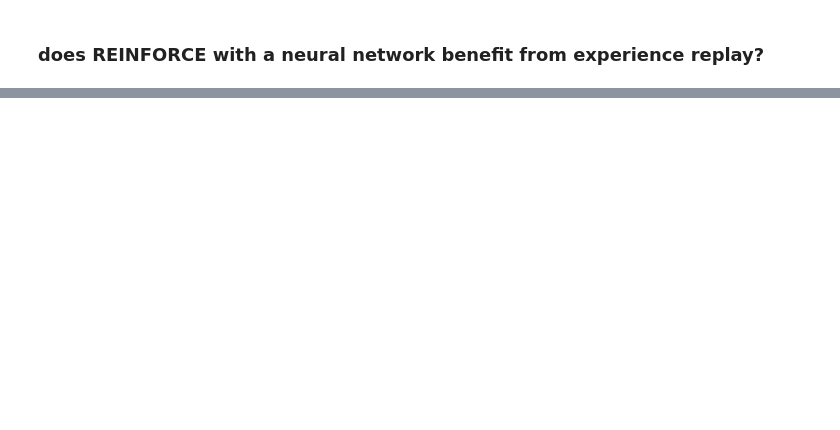
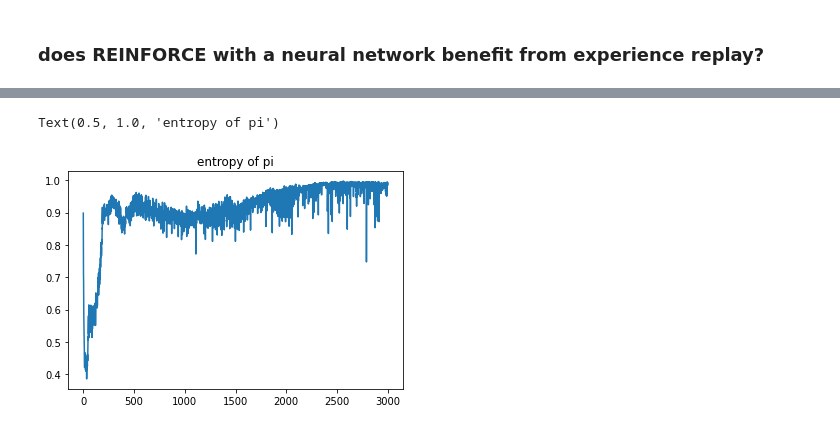
Before and after one commit to andrebeu/gymRL, a Jupyter notebook: REINFORCE-polecart.ipynb, the cells around one changed output, grey strips where cells are left out. Cells and saved outputs as stored; diff of their text form; code cells hidden in the pictures; blank space fills up the shorter version.

```diff
--- a/REINFORCE-polecart.ipynb
+++ b/REINFORCE-polecart.ipynb
@@ -46,0 +57,6 @@ plt.plot(metric.mean(0))
+# %%
+plt.plot(data[0].mean(0))
+plt.title('entropy of pi')
+# %% [output]
+Text(0.5, 1.0, 'entropy of pi')
+[figure, added]
```
Also changed, not shown: parts of 4 cells of this notebook, 1 other file.
